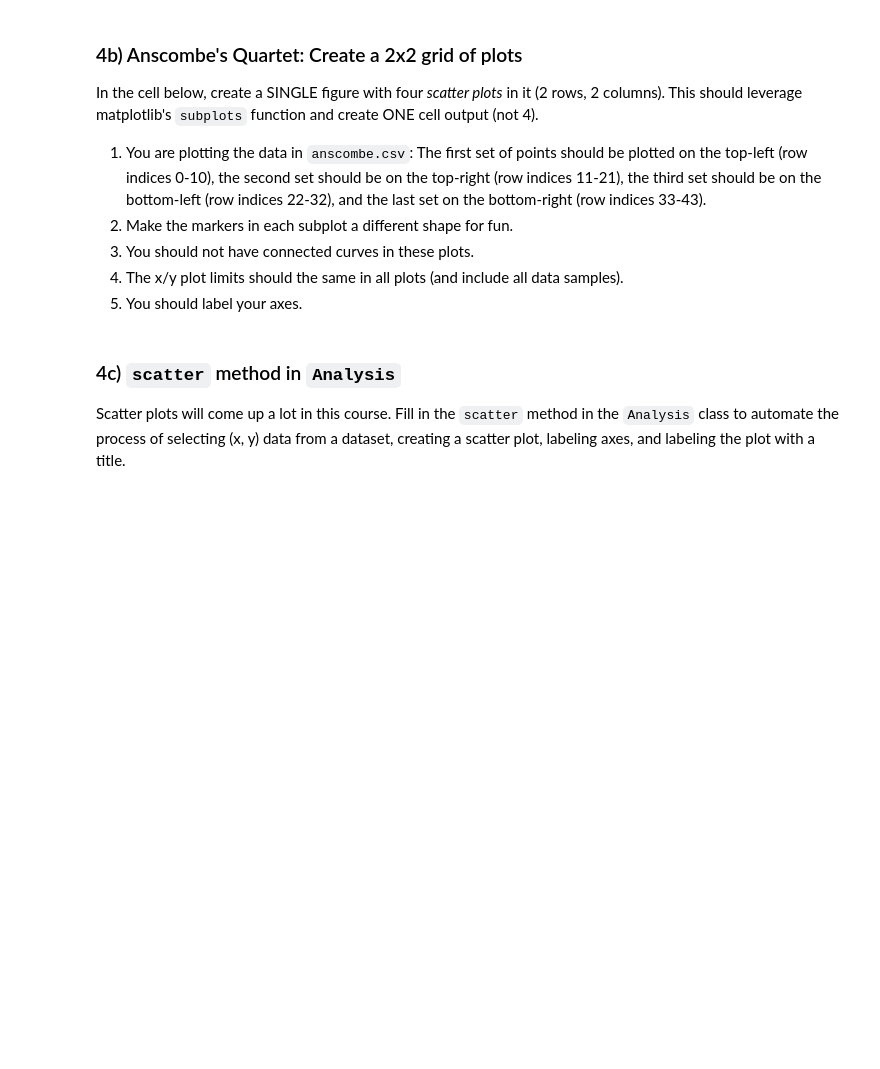
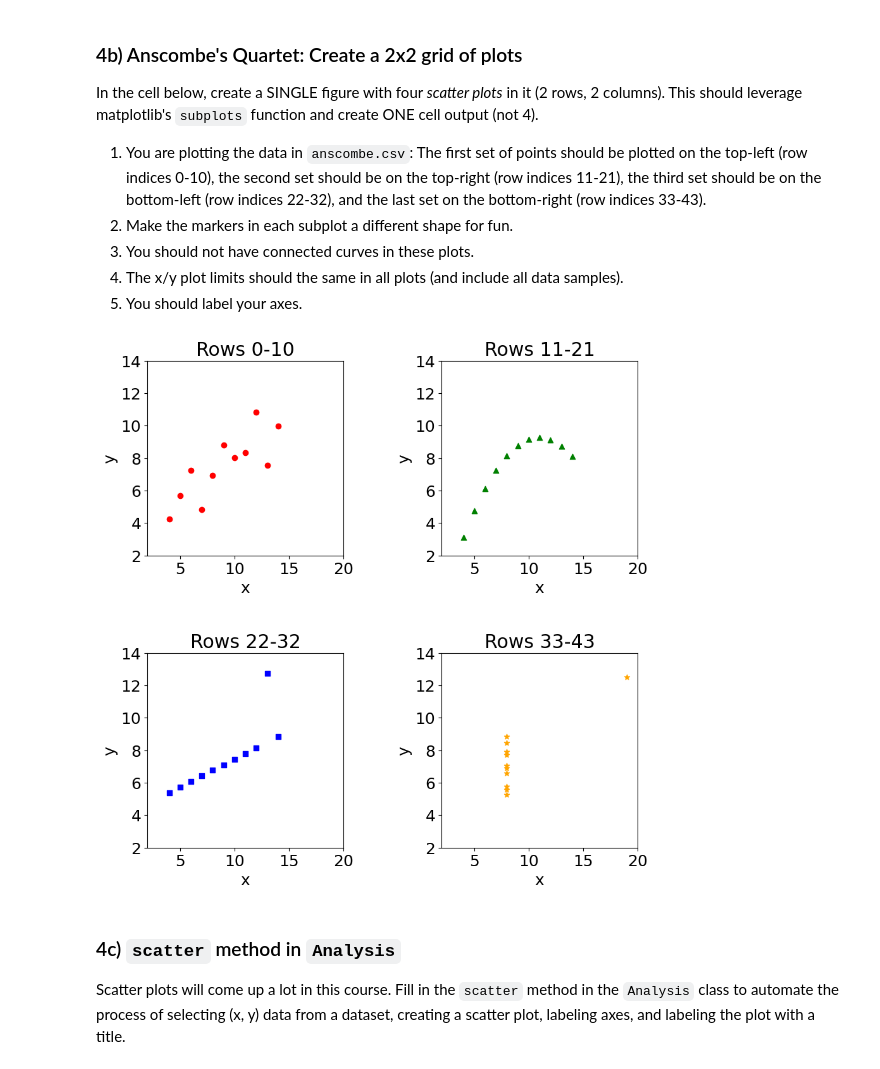
Before and after one commit to Chandrachud-2003/Chandras251Projects, a Jupyter notebook: Project1Final/analysis.ipynb, the cells around one changed output. Cells and saved outputs as stored; diff of their text form; code cells hidden in the pictures; blank space fills up the shorter version.

```diff
--- a/Project1Final/analysis.ipynb
+++ b/Project1Final/analysis.ipynb
@@ -283,6 +431,76 @@ In the cell below, create a SINGLE figure with four *scatter plots* in it (2 row
 3. You should not have connected curves in these plots.
 4. The x/y plot limits should the same in all plots (and include all data samples).
 5. You should label your axes.
+# %%
+# Creating a single figure with four scatter plots (2 rows and 2 columns) using the subplots function and create one cell output
+plt.figure(figsize=(10, 10))
+# Plot the data in anscombe.csv.
+
+# The first set of points should be plotted in the top-left (row indices 0-10), the second set should be on the top-right (row indices 11-21), third set should be in the bottom-left (row indices 22-32), last set in the bottom-right (row indices 33-43)
+# Make the markers in each subplot a different shape
+# No connected curves in the plots
+# Set the x and y limits to be the same for all subplots (and include all data samples)
+# You should label the x and y axes and include a title for each subplot
+
+# Getting the data from the file
+anscombe_filename = 'data/anscombe.csv'
+anscombe_data = Data(anscombe_filename)
+
+# Getting the data for the first set of points (row indices 0-10)
+x1 = anscombe_data.select_data(['x'], rows=np.arange(0, 11))
+y1 = anscombe_data.select_data(['y'], rows=np.arange(0, 11))
+
+# Getting the data for the second set of points (row indices 11-21)
+x2 = anscombe_data.select_data(['x'], rows=np.arange(11, 22))
+y2 = anscombe_data.select_data(['y'], rows=np.arange(11, 22))
+
+# Getting the data for the third set of points (row indices 22-32)
+x3 = anscombe_data.select_data(['x'], rows=np.arange(22, 33))
+y3 = anscombe_data.select_data(['y'], rows=np.arange(22, 33))
+
+# Getting the data for the fourth set of points (row indices 33-43)
+x4 = anscombe_data.select_data(['x'], rows=np.arange(33, 44))
+y4 = anscombe_data.select_data(['y'], rows=np.arange(33, 44))
+
+# Plotting the data
+plt.subplot(2, 2, 1)
+plt.scatter(x1, y1, marker='o', color='red')
+plt.title('Rows 0-10')
+plt.xlabel('x')
+plt.ylabel('y')
+plt.xlim(2, 20)
+plt.ylim(2, 14)
+
+plt.subplot(2, 2, 2)
+plt.scatter(x2, y2, marker='^', color='green')
+plt.title('Rows 11-21')
+plt.xlabel('x')
+plt.ylabel('y')
+plt.xlim(2, 20)
+plt.ylim(2, 14)
+
+plt.subplot(2, 2, 3)
+plt.scatter(x3, y3, marker='s', color='blue')
+plt.title('Rows 22-32')
+plt.xlabel('x')
+plt.ylabel('y')
+plt.xlim(2, 20)
+plt.ylim(2, 14)
+
+plt.subplot(2, 2, 4)
+plt.scatter(x4, y4, marker='*', color='orange')
+plt.title('Rows 33-43')
+plt.xlabel('x')
+plt.ylabel('y')
+plt.xlim(2, 20)
+plt.ylim(2, 14)
+
+# Adding space between the subplots
+plt.subplots_adjust(wspace=0.5, hspace=0.5)
+
+plt.show()
+# %% [output]
+[figure, added]
 # %% [markdown]
 ### 4c) `scatter` method in `Analysis`
 
```
Also changed, not shown: parts of 17 cells of this notebook, 3 other files.
